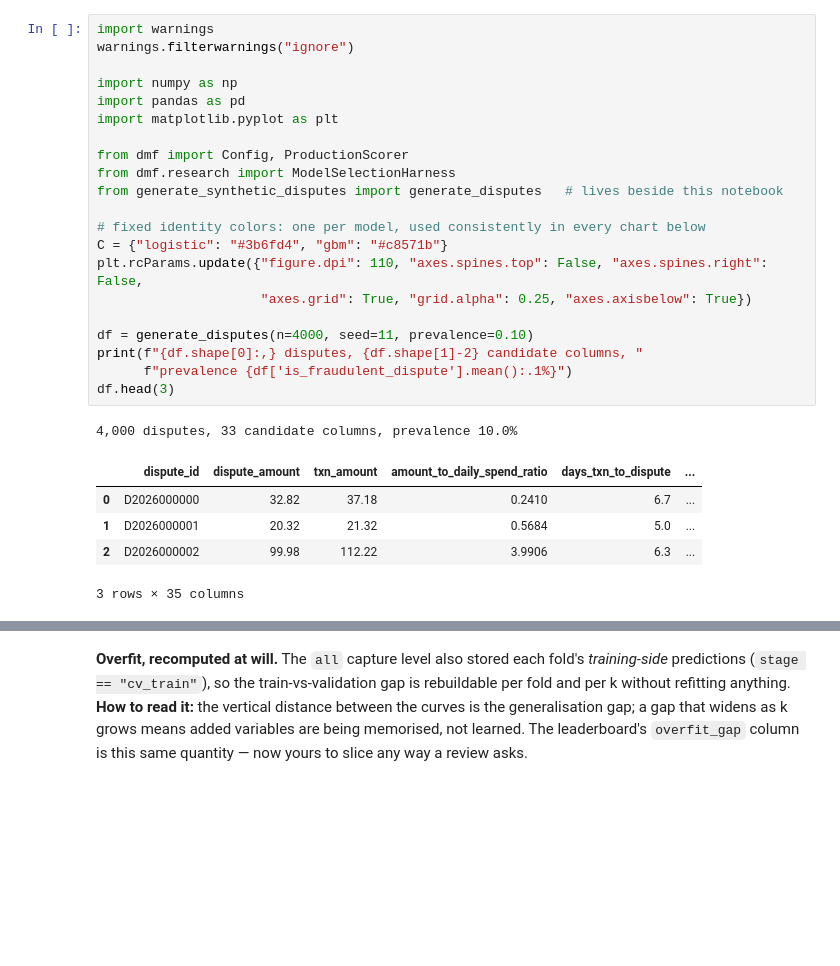
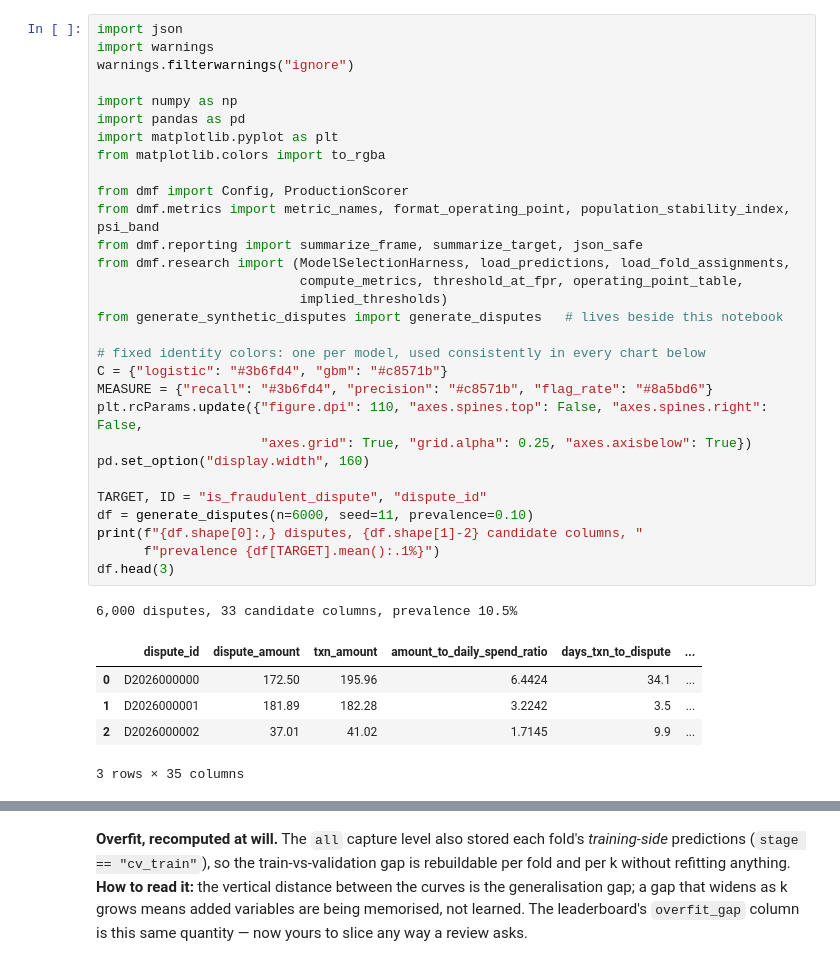
Before and after one commit to zack-carideo/AML, a Jupyter notebook: dmf/examples/research_walkthrough.ipynb, the cells around one changed output, grey strips where cells are left out. Saved outputs shown, nothing was run; the diff lists cells and outputs as text; blank space fills up the shorter version.

```diff
--- a/dmf/examples/research_walkthrough.ipynb
+++ b/dmf/examples/research_walkthrough.ipynb
@@ -17,28 +31,37 @@ Run it from the `examples/` folder, top to bottom. Every cell is short on purpos
 # %%
+import json
 import warnings
 warnings.filterwarnings("ignore")
 
 import numpy as np
 import pandas as pd
 import matplotlib.pyplot as plt
+from matplotlib.colors import to_rgba
 
 from dmf import Config, ProductionScorer
-from dmf.research import ModelSelectionHarness
+from dmf.metrics import metric_names, format_operating_point, population_stability_index, psi_band
+from dmf.reporting import summarize_frame, summarize_target, json_safe
+from dmf.research import (ModelSelectionHarness, load_predictions, load_fold_assignments,
+                          compute_metrics, threshold_at_fpr, operating_point_table,
+                          implied_thresholds)
 from generate_synthetic_disputes import generate_disputes   # lives beside this notebook
 
 # fixed identity colors: one per model, used consistently in every chart below
 C = {"logistic": "#3b6fd4", "gbm": "#c8571b"}
+MEASURE = {"recall": "#3b6fd4", "precision": "#c8571b", "flag_rate": "#8a5bd6"}
 plt.rcParams.update({"figure.dpi": 110, "axes.spines.top": False, "axes.spines.right": False,
                      "axes.grid": True, "grid.alpha": 0.25, "axes.axisbelow": True})
+pd.set_option("display.width", 160)
 
-df = generate_disputes(n=4000, seed=11, prevalence=0.10)
+TARGET, ID = "is_fraudulent_dispute", "dispute_id"
+df = generate_disputes(n=6000, seed=11, prevalence=0.10)
 print(f"{df.shape[0]:,} disputes, {df.shape[1]-2} candidate columns, "
-      f"prevalence {df['is_fraudulent_dispute'].mean():.1%}")
+      f"prevalence {df[TARGET].mean():.1%}")
 df.head(3)
 # %% [output]
-4,000 disputes, 33 candidate columns, prevalence 10.0%
+6,000 disputes, 33 candidate columns, prevalence 10.5%
 |  | dispute_id | dispute_amount | txn_amount | amount_to_daily_spend_ratio | days_txn_to_dispute | ... |
-| 0 | D2026000000 | 32.82 | 37.18 | 0.2410 | 6.7 | ... |
-| 1 | D2026000001 | 20.32 | 21.32 | 0.5684 | 5.0 | ... |
-| 2 | D2026000002 | 99.98 | 112.22 | 3.9906 | 6.3 | ... |
+| 0 | D2026000000 | 172.50 | 195.96 | 6.4424 | 34.1 | ... |
+| 1 | D2026000001 | 181.89 | 182.28 | 3.2242 | 3.5 | ... |
+| 2 | D2026000002 | 37.01 | 41.02 | 1.7145 | 9.9 | ... |
 3 rows × 35 columns
```
Also changed, not shown: parts of 60 cells of this notebook.
